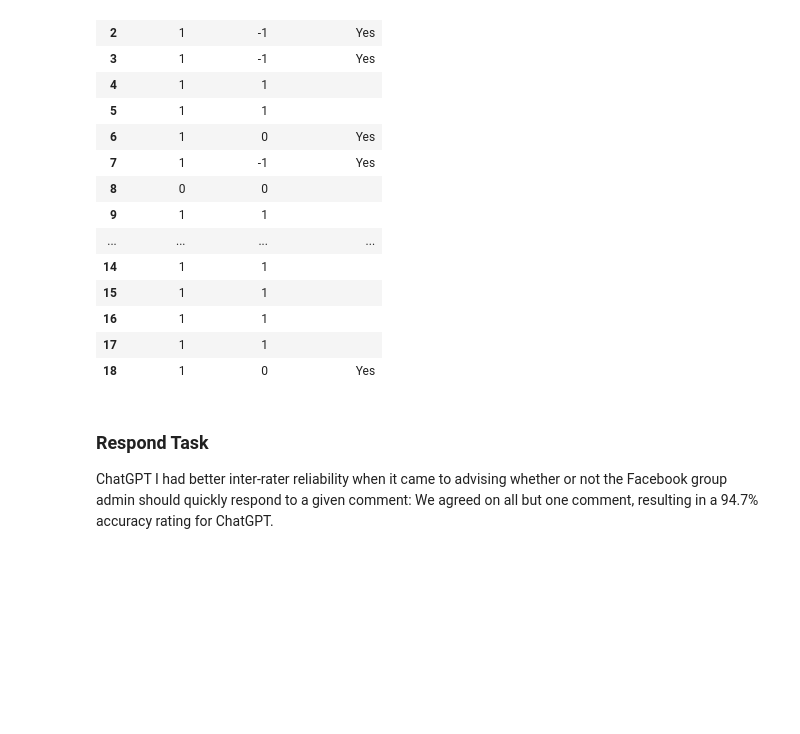
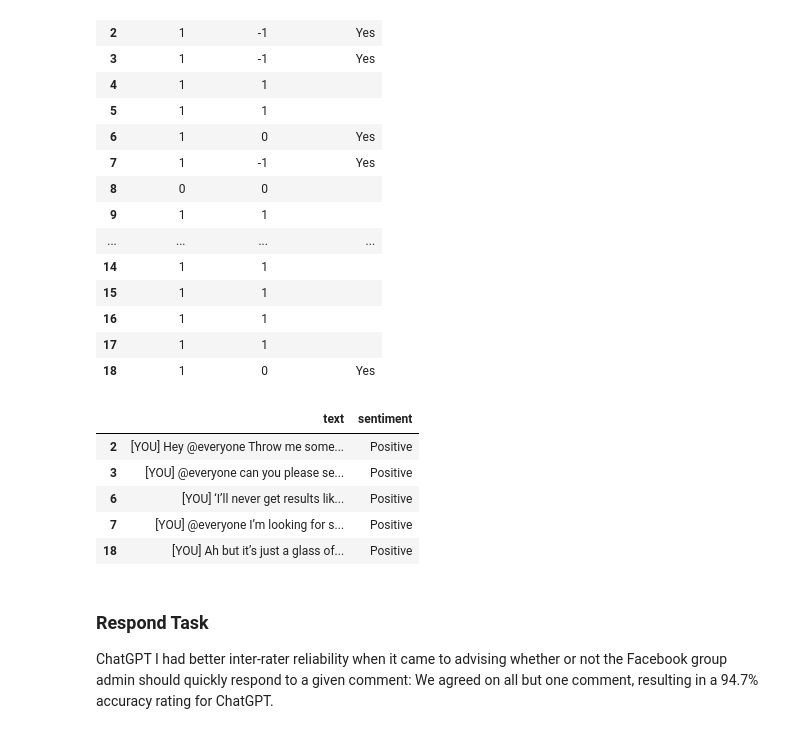
Before and after one commit to silvhua/ChatGPT-sentiment-analysis, a Jupyter notebook: notebooks/2023-07-04 portfolio notebook.ipynb, the cells around one changed output. Saved outputs shown, nothing was run; the diff lists cells and outputs as text; code cells hidden in the pictures; blank space fills up the shorter version.

```diff
--- a/notebooks/2023-07-04 portfolio notebook.ipynb
+++ b/notebooks/2023-07-04 portfolio notebook.ipynb
@@ -18,17 +18,17 @@ This project used the following:
 ## Step 1: Get Data from Facebook Group Posts
 
 With permission from the admin, I retrieved the 30 most recent posts from a Facebook group associated with a an online personal training business. This data included all the comments to these 30 posts (a total of 64 top-level comments) and the replies to these comments.
+# %%
+import pandas as pd
+import sys
+sys.path.append(r"C:\Users\silvh\OneDrive\lighthouse\custom_python")
+from silvhua import *
+# set the option to wrap text within cells
+pd.set_option('display.max_colwidth', None)
+pd.set_option('display.max_rows', 10)
+pd.set_option('display.max_columns', None)
+pd.set_option('display.width', None)
 # %%
-import pandas as pd
-import sys
-sys.path.append(r"C:\Users\silvh\OneDrive\lighthouse\custom_python")
-from silvhua import *
-# set the option to wrap text within cells
-pd.set_option('display.max_colwidth', 200)
-pd.set_option('display.max_rows', 10)
-pd.set_option('display.max_columns', None)
-pd.set_option('display.width', None)
-
 import json
 import requests
 
@@ -492,3 +492,9 @@ Shape of processed DataFrame containing Facebook group posts and comments: (19,
 This table shows:
 * `text`: The input data, i.e. the caption of the Facebook group post ("You") and the comment from a group member ("MEMBER").
 * `sentiment`, `emotions`, and `respond`: ChatGPT's responses to the corresponding task prompt.
+# %%
+# Load previously pickled object
+path = r'C:\Users\silvh\OneDrive\lighthouse\portfolio-projects\ChatGPT-sentiment-analysis\outputs\raw\2023-07-01'
+iteration = 2
+prompt_dict = loadpickle('prompt_dict_2023-07-02_1903.sav', path)
+response_dict = loadpickle('response_dict_2023-07-02_1903.sav', path)
@@ -640,6 +724,28 @@ transformed_df_dict[iteration]
 | 16 | 1 | 1 |  |
 | 17 | 1 | 1 |  |
 | 18 | 1 | 0 | Yes |
+# %%
+def create_df_from_response(response):
+    """
+    Convert the response into a dataframe and strip white spaces at the start and end of text.
+    """
+    df = pd.DataFrame(response).transpose()
+    for column in df.columns:
+        df[column] = df[column].str.strip().str.replace('\n', ' ')
+        df[column] = df[column].str.strip().str.replace('YOU:', '[YOU]')
+        df[column] = df[column].str.strip().str.replace('MEMBER:', '[MEMBER]')
+    return df
+
+
+results_dict = {iteration: create_df_from_response(response_dict[iteration])}
+results_dict[iteration].loc[[2, 3, 6, 7, 18], ['text', 'sentiment']]
+# %% [output]
+|  | text | sentiment |
+| 2 | [YOU] Hey @everyone Throw me some... | Positive |
+| 3 | [YOU] @everyone can you please se... | Positive |
+| 6 | [YOU] ‘I’ll never get results lik... | Positive |
+| 7 | [YOU] @everyone I’m looking for s... | Positive |
+| 18 | [YOU] Ah but it’s just a glass of... | Positive |
 # %% [markdown]
 ### Respond Task
 ChatGPT I had better inter-rater reliability when it came to advising whether or not the Facebook group admin should quickly respond to a given comment: We agreed on all but one comment, resulting in a 94.7% accuracy rating for ChatGPT.
```
Also changed, not shown: parts of 15 cells of this notebook.
